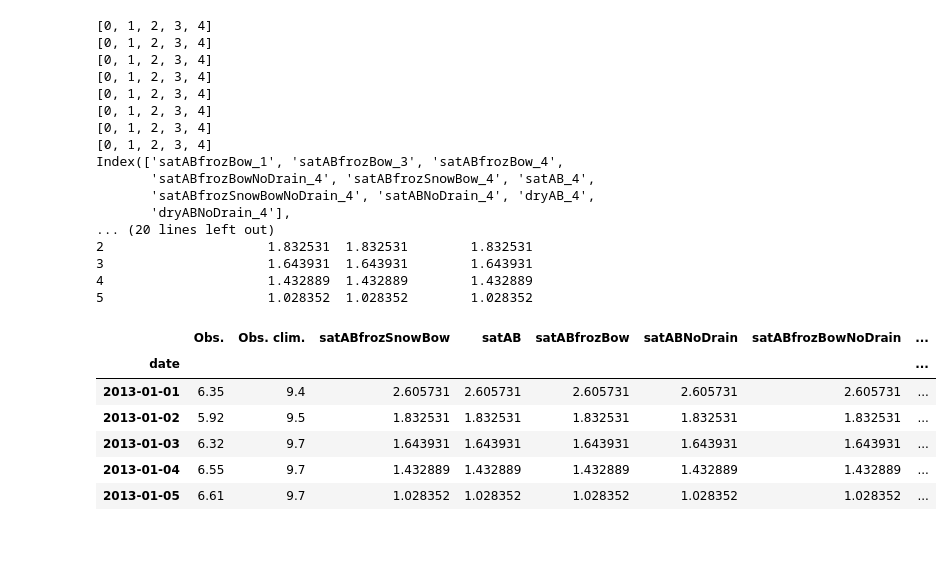
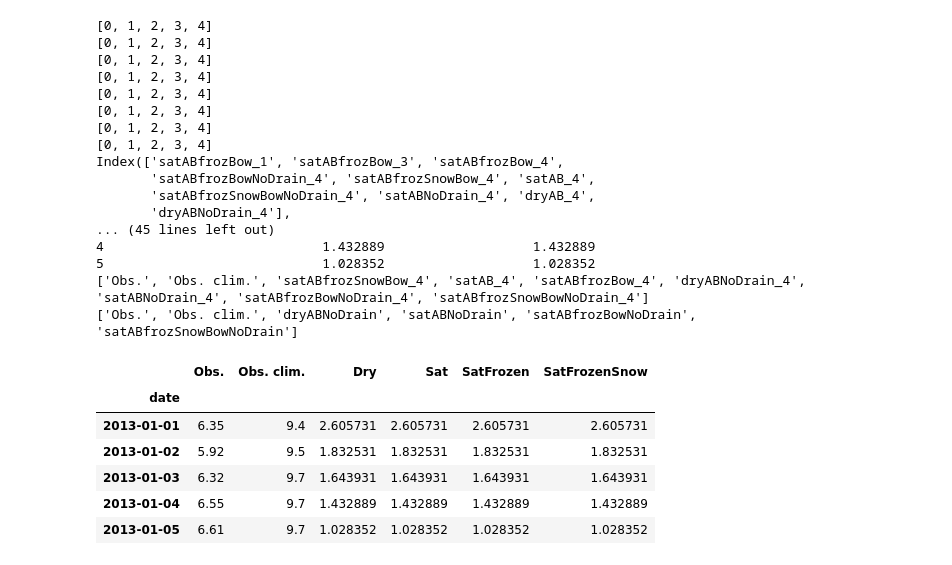
Before and after one commit to guziy/PyNotebooks, a Jupyter notebook: data_for_sasha_1_year/plot_hydrographs.ipynb, the cells around one changed output. Saved outputs shown, nothing was run; the diff lists cells and outputs as text; code cells hidden in the pictures.

```diff
--- a/data_for_sasha_1_year/plot_hydrographs.ipynb
+++ b/data_for_sasha_1_year/plot_hydrographs.ipynb
@@ -72,7 +72,8 @@ derive_label_from_fname = True
 if derive_label_from_fname:
     id_to_label = {}
     ordered_labels = ["Obs.", "Obs. clim.", "dryAB", "satABfrozSnowBow",
-                      "satAB", "satABfrozBow", "satABNoDrain", "satABfrozBowNoDrain", "satABfrozSnowBowNoDrain"]
+                      "satAB", "satABfrozBow", "dryABNoDrain", "satABNoDrain",
+                      "satABfrozBowNoDrain", "satABfrozSnowBowNoDrain"]
 
     ordered_labels = ordered_labels[:2] + [lbl + "_4" for lbl in ordered_labels[3:]]
 
@@ -125,6 +126,8 @@ data_yearly.columns = [c.replace("simulation_1_year", "") for c in data_yearly.c
 
 print(data_yearly.columns)
 
+
+
 data_yearly.columns = [ "Obs." if c.endswith("1") else c for c in data_yearly.columns]
 data_yearly.columns = [ "Obs. clim." if c.endswith("3") else c for c in data_yearly.columns]
 # data_yearly.columns = [ "Control" if c.endswith("2") else c for c in data_yearly.columns]
@@ -134,52 +137,64 @@ print(data_yearly.head())
 
 # Make observations to be the first columns
 new_order = ["Obs.", "Obs. clim."]
-new_order = new_order + [c for c in data_yearly.columns if c not in new_order]
+new_order = new_order + [c for c in ordered_labels if c not in new_order]
 data_yearly = data_yearly[new_order]
 
+
+print(data_yearly.head())
 
 
 if dates is None:
     d0 = datetime(2013, 1, 1)
     dates = [d0 + timedelta(days=nd-1) for nd in data_yearly.index]
     data_yearly["date"] = dates
     data_yearly.set_index("date", inplace=True)
 
 
 
-#order columns again
-data_yearly = data_yearly[ordered_labels]
+data_yearly = data_yearly[new_order]
+
+print(new_order)
+
 
 data_yearly.columns = [id_to_label.get(c, c) for c in data_yearly.columns]
 data_yearly.columns = [c if not c.endswith("_4") else c[:-2] for c in data_yearly.columns]
 
+# select only nodrain sims
+print(list(data_yearly.columns[:2]) + [c for c in data_yearly.columns if "nodrain" in c.lower()])
+data_yearly = data_yearly[list(data_yearly.columns[:2]) + [c for c in data_yearly.columns if "nodrain" in c.lower()]]
+
+
+data_yearly.columns = [c.replace("NoDrain", "").replace("AB", "").replace("froz", "Frozen").replace("sat", "Sat").replace("dry", "Dry").replace("Bow", "") for c in data_yearly.columns]
+
+
 
 data_yearly.head()
 # %% [output]
 [0, 1, 2, 3, 4]
 [0, 1, 2, 3, 4]
 [0, 1, 2, 3, 4]
 [0, 1, 2, 3, 4]
 [0, 1, 2, 3, 4]
 [0, 1, 2, 3, 4]
 [0, 1, 2, 3, 4]
 [0, 1, 2, 3, 4]
 Index(['satABfrozBow_1', 'satABfrozBow_3', 'satABfrozBow_4',
        'satABfrozBowNoDrain_4', 'satABfrozSnowBow_4', 'satAB_4',
        'satABfrozSnowBowNoDrain_4', 'satABNoDrain_4', 'dryAB_4',
        'dryABNoDrain_4'],
-... (20 lines left out)
-2                     1.832531  1.832531        1.832531
-3                     1.643931  1.643931        1.643931
-4                     1.432889  1.432889        1.432889
-5                     1.028352  1.028352        1.028352
+... (45 lines left out)
+4                            1.432889                   1.432889
+5                            1.028352                   1.028352
+['Obs.', 'Obs. clim.', 'satABfrozSnowBow_4', 'satAB_4', 'satABfrozBow_4', 'dryABNoDrain_4', 'satABNoDrain_4', 'satABfrozBowNoDrain_4', 'satABfrozSnowBowNoDrain_4']
+['Obs.', 'Obs. clim.', 'dryABNoDrain', 'satABNoDrain', 'satABfrozBowNoDrain', 'satABfrozSnowBowNoDrain']
-|  | Obs. | Obs. clim. | satABfrozSnowBow | satAB | satABfrozBow | satABNoDrain | satABfrozBowNoDrain | ... |
-| date |  |  |  |  |  |  |  | ... |
-| 2013-01-01 | 6.35 | 9.4 | 2.605731 | 2.605731 | 2.605731 | 2.605731 | 2.605731 | ... |
-| 2013-01-02 | 5.92 | 9.5 | 1.832531 | 1.832531 | 1.832531 | 1.832531 | 1.832531 | ... |
-| 2013-01-03 | 6.32 | 9.7 | 1.643931 | 1.643931 | 1.643931 | 1.643931 | 1.643931 | ... |
-| 2013-01-04 | 6.55 | 9.7 | 1.432889 | 1.432889 | 1.432889 | 1.432889 | 1.432889 | ... |
-| 2013-01-05 | 6.61 | 9.7 | 1.028352 | 1.028352 | 1.028352 | 1.028352 | 1.028352 | ... |
+|  | Obs. | Obs. clim. | Dry | Sat | SatFrozen | SatFrozenSnow |
+| date |  |  |  |  |  |  |
+| 2013-01-01 | 6.35 | 9.4 | 2.605731 | 2.605731 | 2.605731 | 2.605731 |
+| 2013-01-02 | 5.92 | 9.5 | 1.832531 | 1.832531 | 1.832531 | 1.832531 |
+| 2013-01-03 | 6.32 | 9.7 | 1.643931 | 1.643931 | 1.643931 | 1.643931 |
+| 2013-01-04 | 6.55 | 9.7 | 1.432889 | 1.432889 | 1.432889 | 1.432889 |
+| 2013-01-05 | 6.61 | 9.7 | 1.028352 | 1.028352 | 1.028352 | 1.028352 |
 # %%
 data_yearly.shape
 # %% [output]
```
Also changed, not shown: parts of 3 cells of this notebook.
